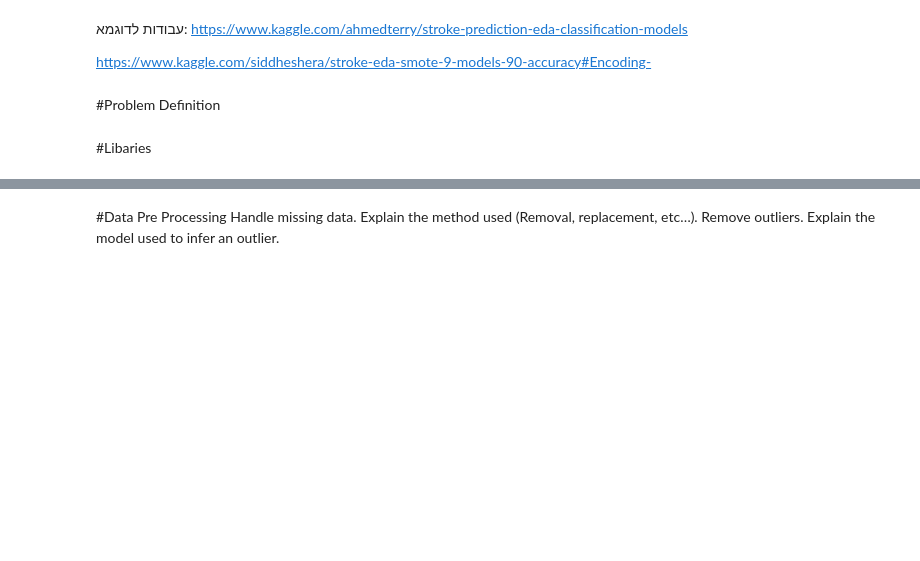
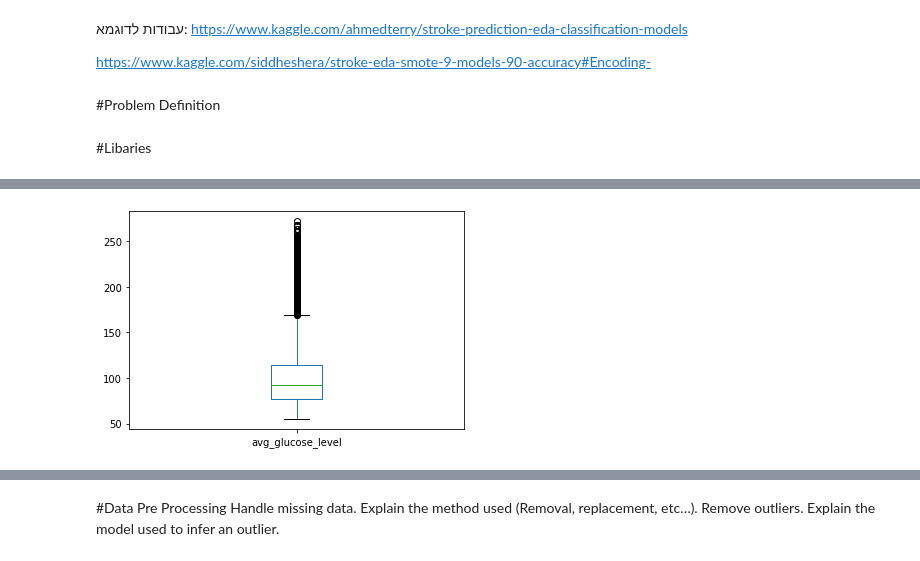
Before and after one commit to Tomer87/Naya_Classification_Project, a Jupyter notebook: Classification_Project.ipynb, the cells around one changed output, grey strips where cells are left out. Drawn from its saved outputs; the diff is of its cells as text; code cells hidden in the pictures; blank space fills up the shorter version.

```diff
--- a/Classification_Project.ipynb
+++ b/Classification_Project.ipynb
@@ -201,0 +201,5 @@ sns.pairplot(stroke);
+# %%
+data.avg_glucose_level.plot(kind='box')
+plt.show()
+# %% [output]
+[figure, added]
```
Also changed, not shown: parts of 93 cells of this notebook.
